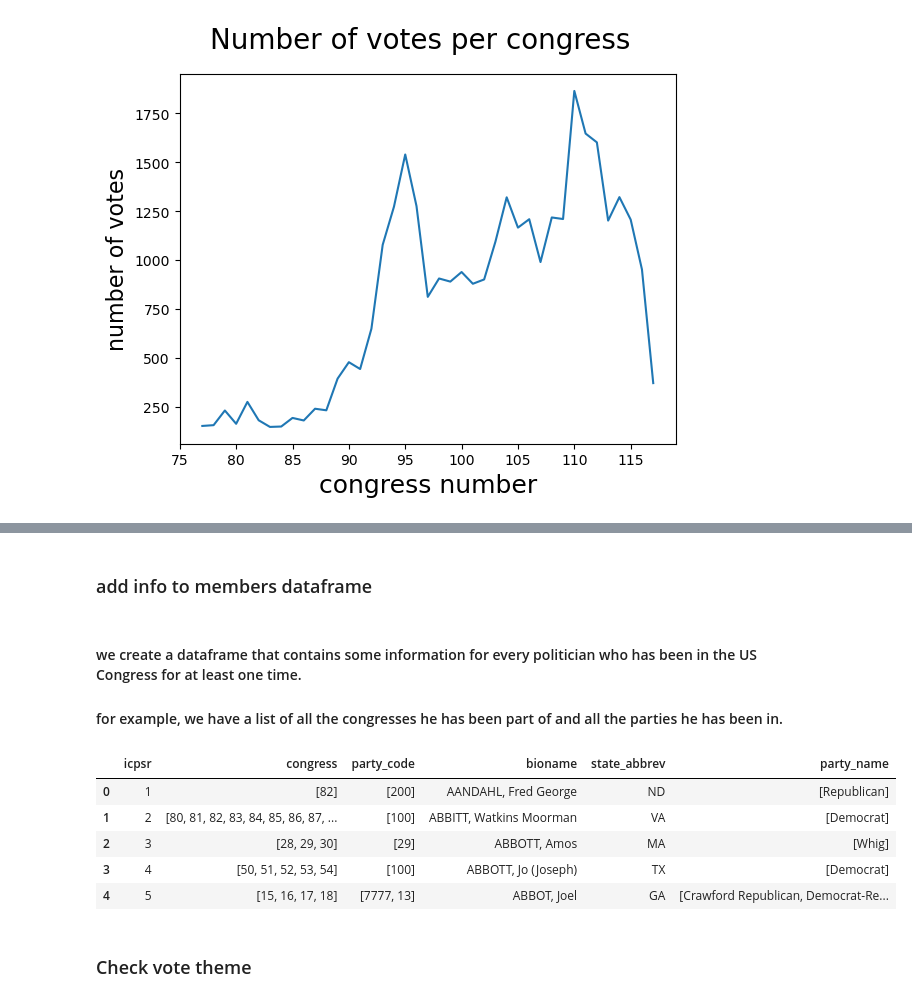
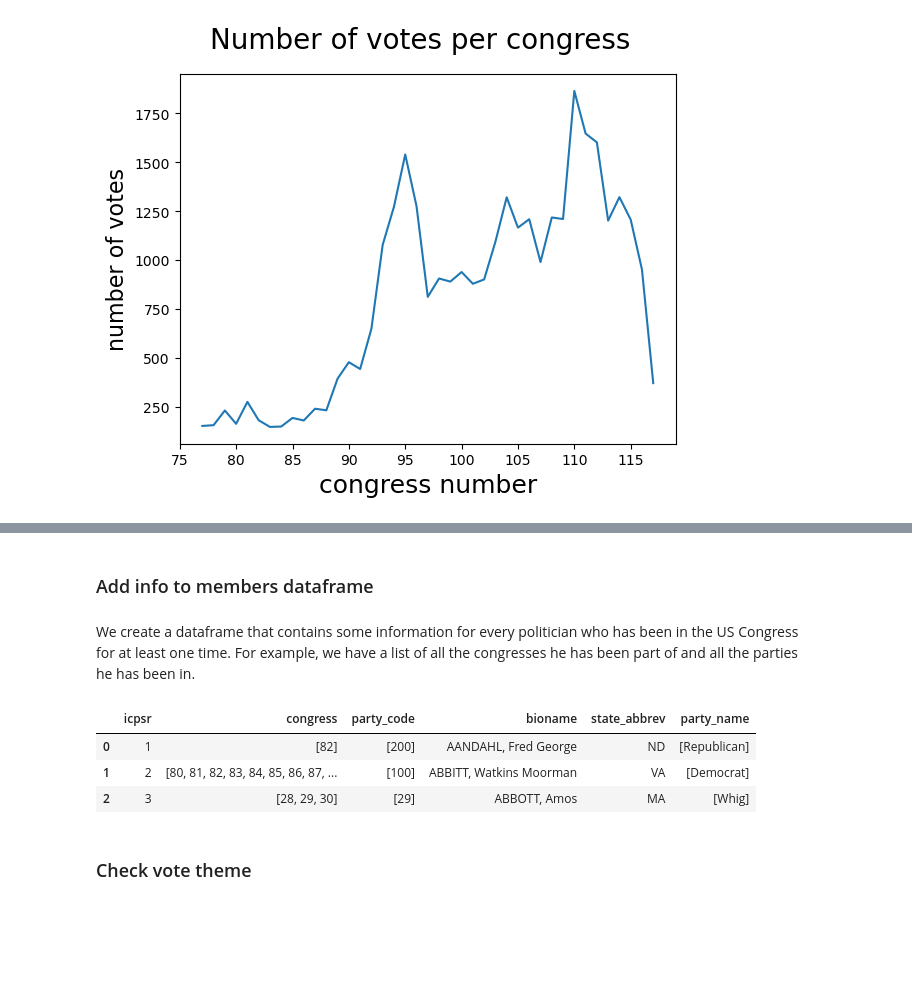
Before and after one commit to LeonardoAgasso/USA_Congress_SigNet, a Jupyter notebook: notebooks/create_edgelist.ipynb, the cells around one changed output, grey strips where cells are left out. Drawn from its saved outputs; the diff is of its cells as text; code cells hidden in the pictures; blank space fills up the shorter version.

```diff
--- a/notebooks/create_edgelist.ipynb
+++ b/notebooks/create_edgelist.ipynb
@@ -77,18 +78,16 @@ res = plot_votes_per_congress()
 # %% [markdown]
-### add info to members dataframe
+### Add info to members dataframe
 # %% [markdown]
-#### we create a dataframe that contains some information for every politician who has been in the US Congress for at least one time.
-#### for example, we have a list of all the congresses he has been part of and all the parties he has been in.
+We create a dataframe that contains some information for every politician who has been in the US Congress for at least one time.
+For example, we have a list of all the congresses he has been part of and all the parties he has been in.
 # %%
 members = create_members_df(members, party_codes)
-members.head()
+members.head(3)
 # %% [output]
 |  | icpsr | congress | party_code | bioname | state_abbrev | party_name |
 | 0 | 1 | [82] | [200] | AANDAHL, Fred George | ND | [Republican] |
 | 1 | 2 | [80, 81, 82, 83, 84, 85, 86, 87, ... | [100] | ABBITT, Watkins Moorman | VA | [Democrat] |
 | 2 | 3 | [28, 29, 30] | [29] | ABBOTT, Amos | MA | [Whig] |
-| 3 | 4 | [50, 51, 52, 53, 54] | [100] | ABBOTT, Jo (Joseph) | TX | [Democrat] |
-| 4 | 5 | [15, 16, 17, 18] | [7777, 13] | ABBOT, Joel | GA | [Crawford Republican, Democrat-Re... |
 # %%
 members_party_dict = members.set_index('icpsr')['party_name'].to_dict()			# create a dictionary for the party names
 # %% [markdown]
```
Also changed, not shown: parts of 9 cells of this notebook, 1 other file.
